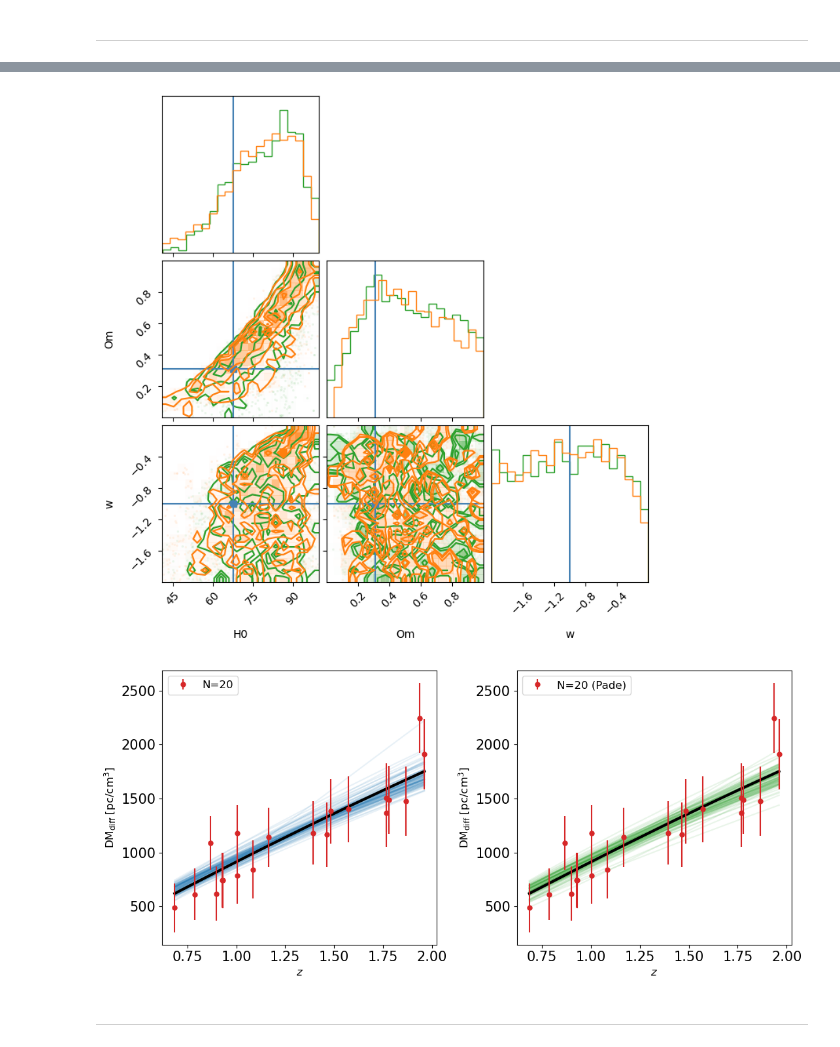
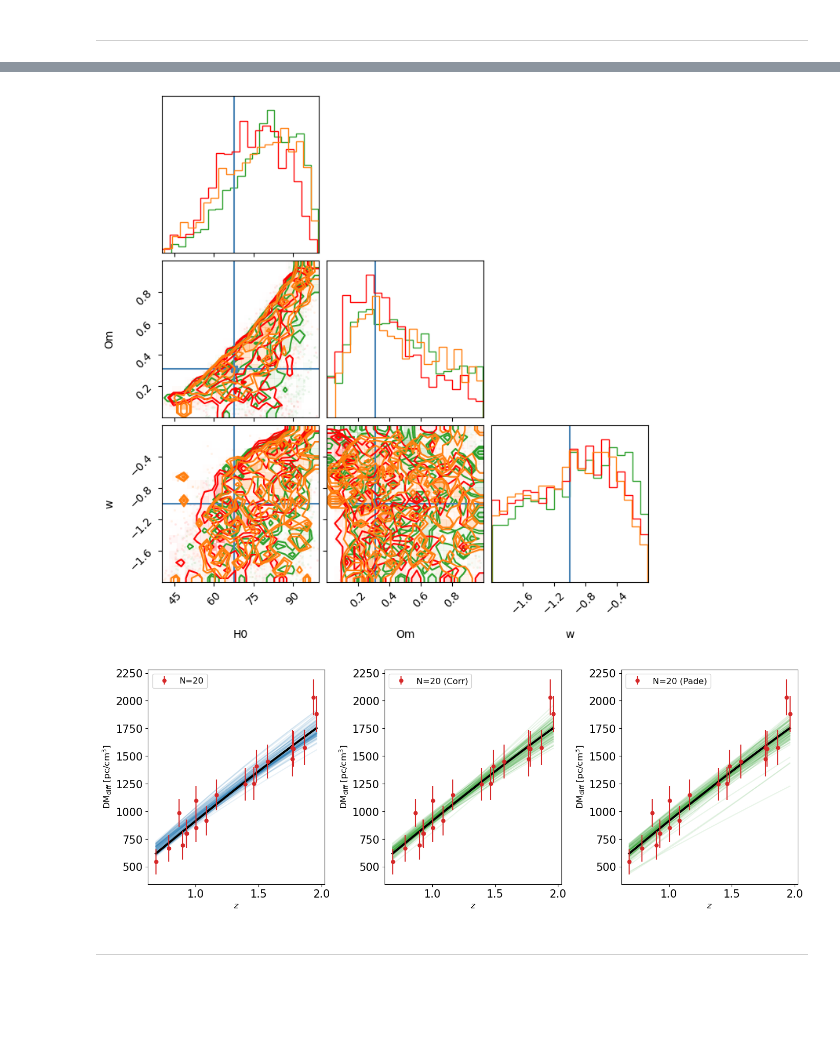
Before and after one commit to MariosNT/DM_cosmic_Pade, a Jupyter notebook: Notebooks/MCMC_code_tests.ipynb, the cells around one changed output, grey strips where cells are left out. Cells and saved outputs as stored; diff of their text form; code cells hidden in the pictures; blank space fills up the shorter version.

```diff
--- a/Notebooks/MCMC_code_tests.ipynb
+++ b/Notebooks/MCMC_code_tests.ipynb
@@ -145,11 +124,16 @@ nwalkers, ndim = pos.shape
 # %%
 sampler = emcee.EnsembleSampler(
-    nwalkers, ndim, log_probability_frb_pdf, args=(z_centres, DM_obs_centre, s_DM_obs, 40, 100, 0.0, 1.0, -2.0, 0.0, DATA_PATH)
+    nwalkers, ndim, log_probability_frb_pdf, args=(z_centres, DM_obs_centre, s_DM_obs, DATA_PATH, 40, 100, 0.0, 1.0, -2.0, 0.0)
 )
 sampler.run_mcmc(pos, 1000, progress=True);
+# %%
+sampler_corr = emcee.EnsembleSampler(
+    nwalkers, ndim, log_probability_frb_pdf_corr, args=(z_centres, DM_obs_centre, s_DM_obs, DATA_PATH, 40, 100, 0.0, 1.0, -2.0, 0.0)
+)
+sampler_corr.run_mcmc(pos, 1000, progress=True);
 # %%
 sampler_Pade = emcee.EnsembleSampler(
-    nwalkers, ndim, log_probability_frb_Pade_pdf, args=(z_centres, DM_obs_centre, s_DM_obs, 40, 100, 0.0, 1.0, -2.0, 0.0, DATA_PATH)
+    nwalkers, ndim, log_probability_frb_Pade_pdf, args=(z_centres, DM_obs_centre, s_DM_obs, DATA_PATH, 40, 100, 0.0, 1.0, -2.0, 0.0)
 )
 sampler_Pade.run_mcmc(pos, 1000, progress=True);
 # %%
@@ -169,50 +155,71 @@ axes[-1].set_xlabel("step number");
 # %%
 flat_samples = sampler.get_chain(discard=100, thin=15, flat=True)
+flat_samples_corr = sampler_corr.get_chain(discard=100, thin=15, flat=True)
 flat_samples_PD = sampler_Pade.get_chain(discard=100, thin=15, flat=True)
 # %%
 fig = corner.corner(
     flat_samples, labels=labels, truths=[HUBBLE, OMEGA_MATTER, W_LAMBDA], color="C2"
 )
+
+corner.corner(
+    flat_samples_corr, fig=fig, color="red", linestyle='--'
+);
+
 corner.corner(
     flat_samples_PD, fig=fig, color="C1"
 );
 # %% [output]
-[figure, old version]
+[figure, new version]
 # %%
 inds = rng.integers(len(flat_samples), size=100)
 
-fig = plt.figure(figsize=(11, 5))
-ax1 = fig.add_subplot(1, 2, 1)
-ax2 = fig.add_subplot(1, 2, 2)
+fig = plt.figure(figsize=(14, 5))
+ax1 = fig.add_subplot(1, 3, 1)
+ax2 = fig.add_subplot(1, 3, 2)
+ax3 = fig.add_subplot(1, 3, 3)
 
 for ind in inds:
     sample = flat_samples[ind]
     DM_i = dispersion_measure(np.sort(z_centres), H0=sample[0], Om=sample[1], w=sample[2], alpha=f_ALPHA, f_IGM_0 = f_IGM)
     ax1.plot(np.sort(z_centres), DM_i, "tab:blue", alpha=0.1)
 ax1.plot(np.sort(z_centres), np.sort(DM_centres), c='black', lw=3)
 ax1.errorbar(z_centres, DM_obs_centre, yerr=s_DM_obs, marker='o', ls='', ms=5, c='tab:red', label=f'N={N_EVENTS}')
 
 ax1.set_ylabel(r'${\rm DM}_{\rm diff}$ [pc/cm$^3$]', fontsize=12)
 ax1.set_xlabel(r'$z$', fontsize=12)
 ax1.legend(loc='upper left', fontsize=12)
 ax1.tick_params(axis='both', which='major', labelsize=15)
 
 
 for ind in inds:
-    sample = flat_samples_PD[ind]
+    sample = flat_samples_corr[ind]
     DM_i = dispersion_measure(np.sort(z_centres), H0=sample[0], Om=sample[1], w=sample[2], alpha=f_ALPHA, f_IGM_0 = f_IGM)
     ax2.plot(np.sort(z_centres), DM_i, "tab:green", alpha=0.1)
 ax2.plot(np.sort(z_centres), np.sort(DM_centres), c='black', lw=3)
-ax2.errorbar(z_centres, DM_obs_centre, yerr=s_DM_obs, marker='o', ls='', ms=5, c='tab:red', label=f'N={N_EVENTS} (Pade)')
+ax2.errorbar(z_centres, DM_obs_centre, yerr=s_DM_obs, marker='o', ls='', ms=5, c='tab:red', label=f'N={N_EVENTS} (Corr)')
 
 ax2.set_ylabel(r'${\rm DM}_{\rm diff}$ [pc/cm$^3$]', fontsize=12)
 ax2.set_xlabel(r'$z$', fontsize=12)
 ax2.legend(loc='upper left', fontsize=12)
 ax2.tick_params(axis='both', which='major', labelsize=15)
 
+
+for ind in inds:
+    sample = flat_samples_PD[ind]
+    DM_i = dispersion_measure(np.sort(z_centres), H0=sample[0], Om=sample[1], w=sample[2], alpha=f_ALPHA, f_IGM_0 = f_IGM)
+    ax3.plot(np.sort(z_centres), DM_i, "tab:green", alpha=0.1)
+ax3.plot(np.sort(z_centres), np.sort(DM_centres), c='black', lw=3)
+ax3.errorbar(z_centres, DM_obs_centre, yerr=s_DM_obs, marker='o', ls='', ms=5, c='tab:red', label=f'N={N_EVENTS} (Pade)')
+
+ax3.set_ylabel(r'${\rm DM}_{\rm diff}$ [pc/cm$^3$]', fontsize=12)
+ax3.set_xlabel(r'$z$', fontsize=12)
+ax3.legend(loc='upper left', fontsize=12)
+ax3.tick_params(axis='both', which='major', labelsize=15)
+
+
 plt.tight_layout()
 plt.show()
 # %% [output]
-[figure, old version]
+[figure, new version]
 # %% [markdown]
 -----------------------------------------------------------------------------
```
Also changed, not shown: parts of 15 cells of this notebook, 5 other files.
